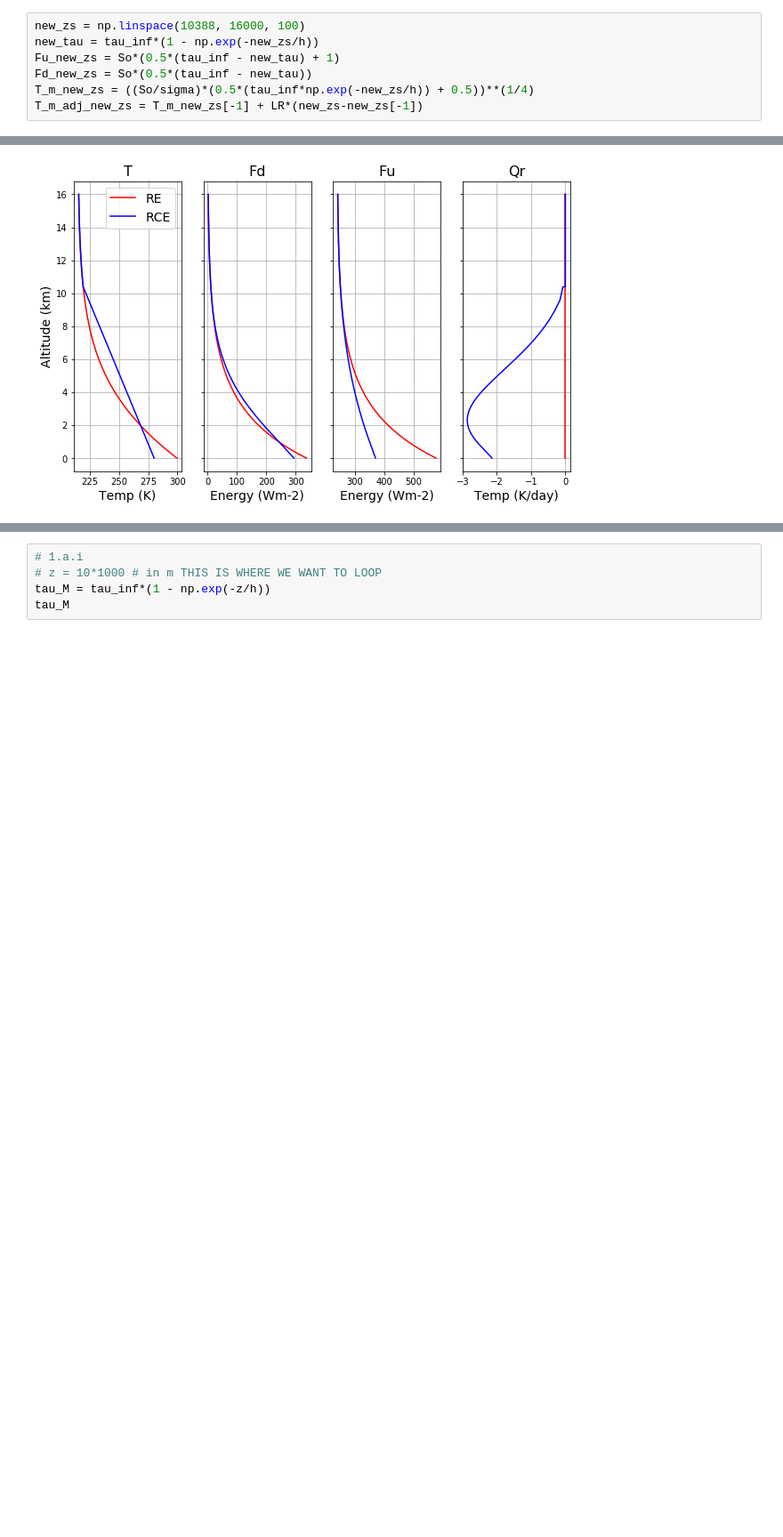
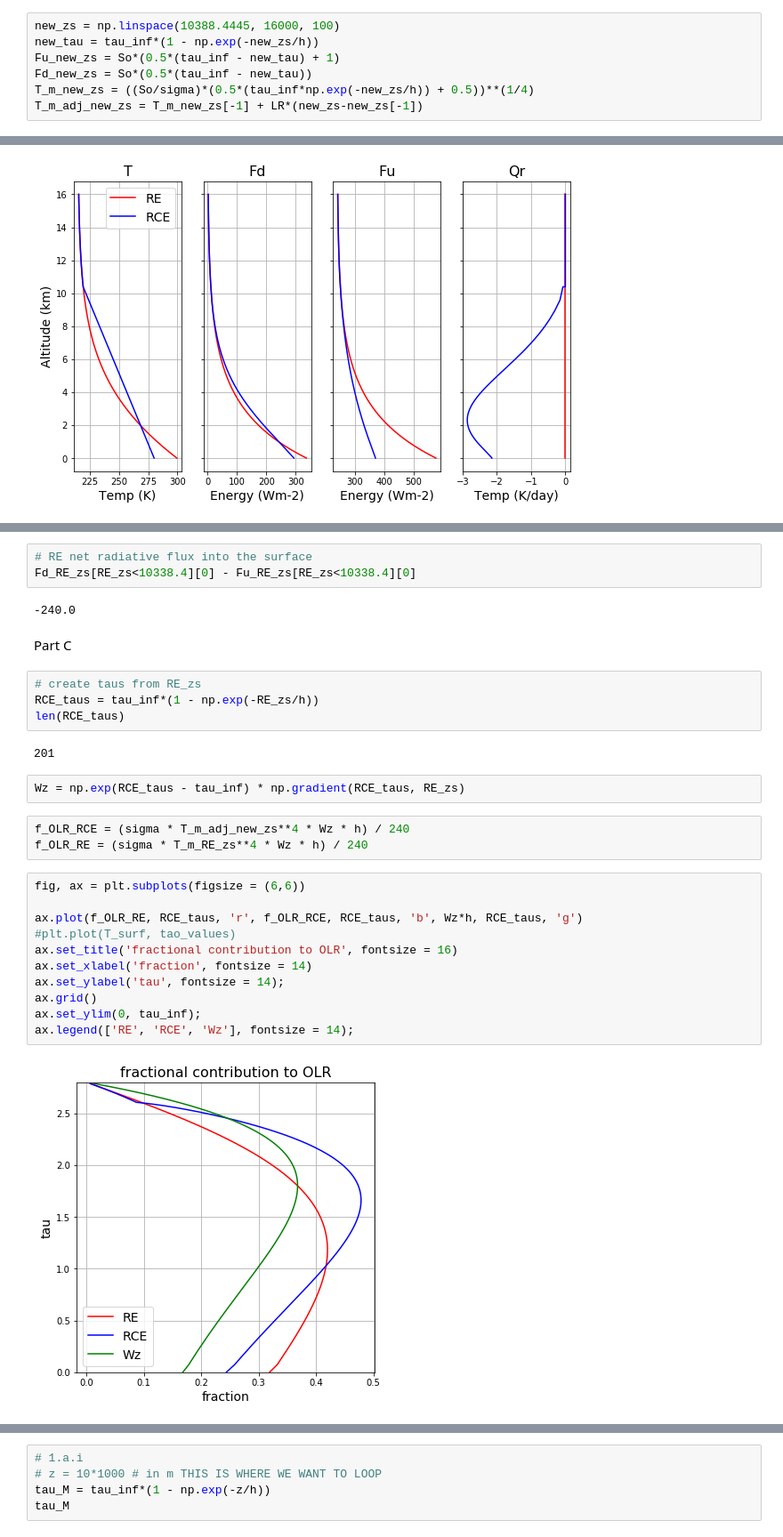
Before and after one commit to amv10070/ClimateDynamics, a Jupyter notebook: varuolo-clarke_assignment3_032619.ipynb, the cells around one changed output, grey strips where cells are left out. Shown at 89% size. Cells and saved outputs as stored; diff of their text form; blank space fills up the shorter version.

```diff
--- a/varuolo-clarke_assignment3_032619.ipynb
+++ b/varuolo-clarke_assignment3_032619.ipynb
@@ -198,7 +200,7 @@ len(zs)
 # %% [output]
 11
 # %%
-new_zs = np.linspace(10388, 16000, 100)
+new_zs = np.linspace(10388.4445, 16000, 100)
 new_tau = tau_inf*(1 - np.exp(-new_zs/h))
 Fu_new_zs = So*(0.5*(tau_inf - new_tau) + 1)
 Fd_new_zs = So*(0.5*(tau_inf - new_tau))
@@ -360,0 +380,31 @@ For the radiative
+# %%
+# RE net radiative flux into the surface
+Fd_RE_zs[RE_zs<10338.4][0] - Fu_RE_zs[RE_zs<10338.4][0]
+# %% [output]
+-240.0
+# %% [markdown]
+Part C
+# %%
+# create taus from RE_zs
+RCE_taus = tau_inf*(1 - np.exp(-RE_zs/h))
+len(RCE_taus)
+# %% [output]
+201
+# %%
+Wz = np.exp(RCE_taus - tau_inf) * np.gradient(RCE_taus, RE_zs)
+# %%
+f_OLR_RCE = (sigma * T_m_adj_new_zs**4 * Wz * h) / 240
+f_OLR_RE = (sigma * T_m_RE_zs**4 * Wz * h) / 240
+# %%
+fig, ax = plt.subplots(figsize = (6,6))
+
+ax.plot(f_OLR_RE, RCE_taus, 'r', f_OLR_RCE, RCE_taus, 'b', Wz*h, RCE_taus, 'g')
+#plt.plot(T_surf, tao_values)
+ax.set_title('fractional contribution to OLR', fontsize = 16)
+ax.set_xlabel('fraction', fontsize = 14)
+ax.set_ylabel('tau', fontsize = 14);
+ax.grid()
+ax.set_ylim(0, tau_inf);
+ax.legend(['RE', 'RCE', 'Wz'], fontsize = 14);
+# %% [output]
+[figure, added]
```
Also changed, not shown: parts of 34 cells of this notebook.
